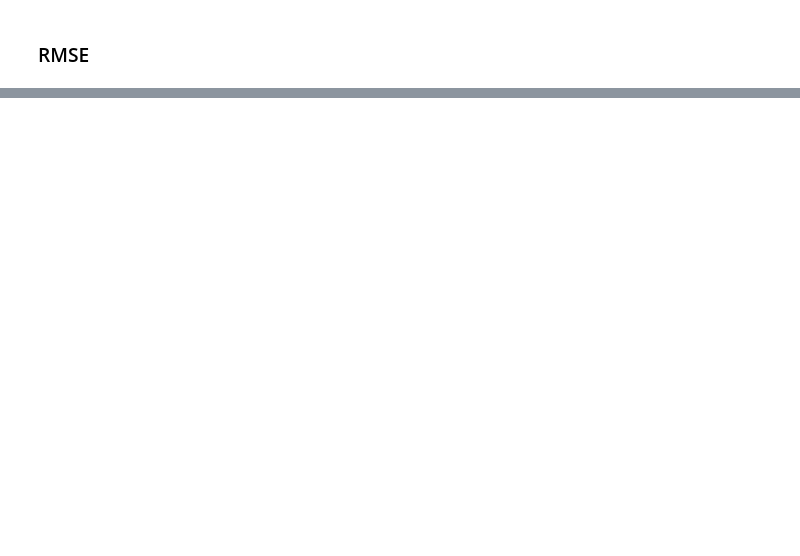
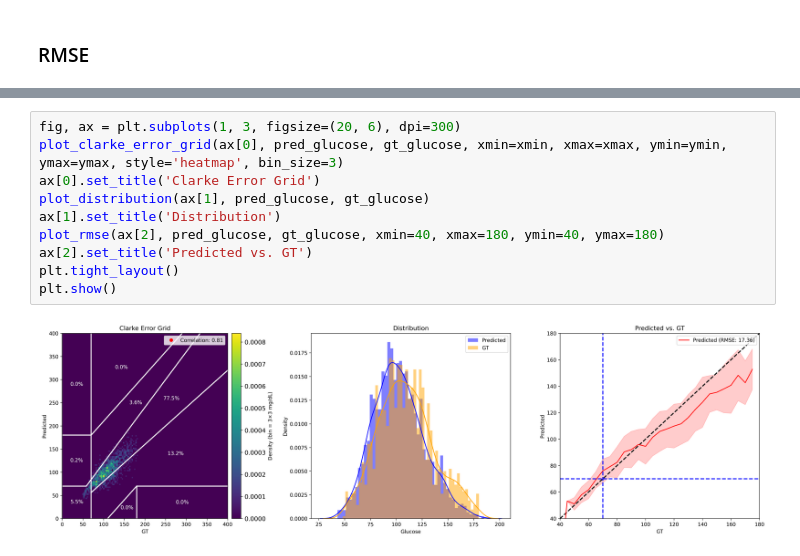
Before and after one commit to PSI-TAMU/GlucoseBench, a Jupyter notebook: demo.ipynb, the cells around one changed output, grey strips where cells are left out. Saved outputs shown, nothing was run; the diff lists cells and outputs as text; blank space fills up the shorter version.

```diff
--- a/demo.ipynb
+++ b/demo.ipynb
@@ -55 +52,13 @@ print(rmse)
 17.358326484891503
+# %%
+fig, ax = plt.subplots(1, 3, figsize=(20, 6), dpi=300)
+plot_clarke_error_grid(ax[0], pred_glucose, gt_glucose, xmin=xmin, xmax=xmax, ymin=ymin, ymax=ymax, style='heatmap', bin_size=3)
+ax[0].set_title('Clarke Error Grid')
+plot_distribution(ax[1], pred_glucose, gt_glucose)
+ax[1].set_title('Distribution')
+plot_rmse(ax[2], pred_glucose, gt_glucose, xmin=40, xmax=180, ymin=40, ymax=180)
+ax[2].set_title('Predicted vs. GT')
+plt.tight_layout()
+plt.show()
+# %% [output]
+[figure, added]
```
Also changed, not shown: parts of 4 cells of this notebook, 1 other file.
